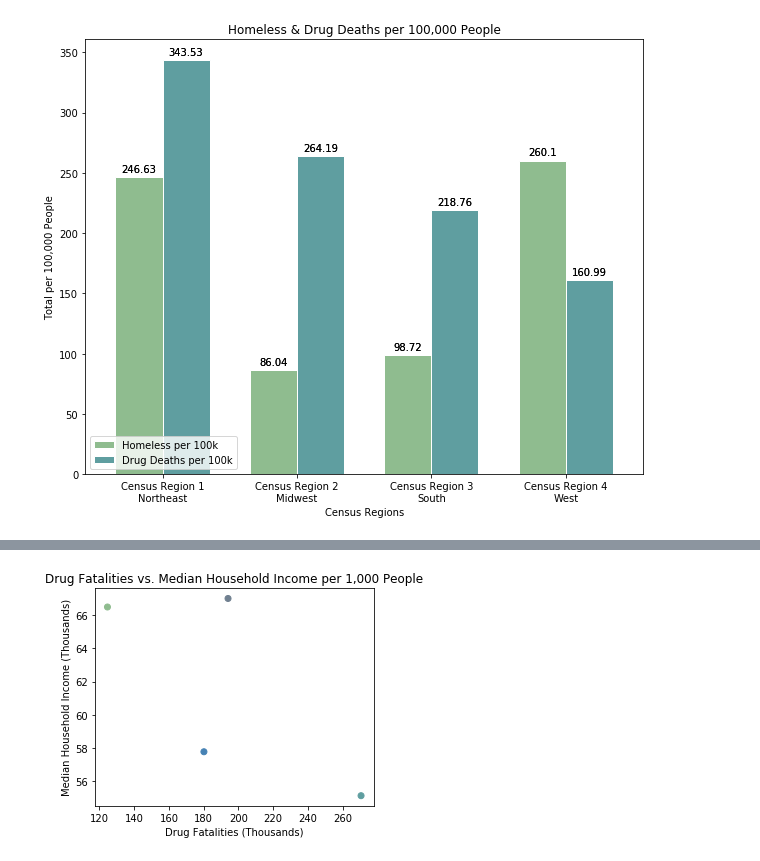
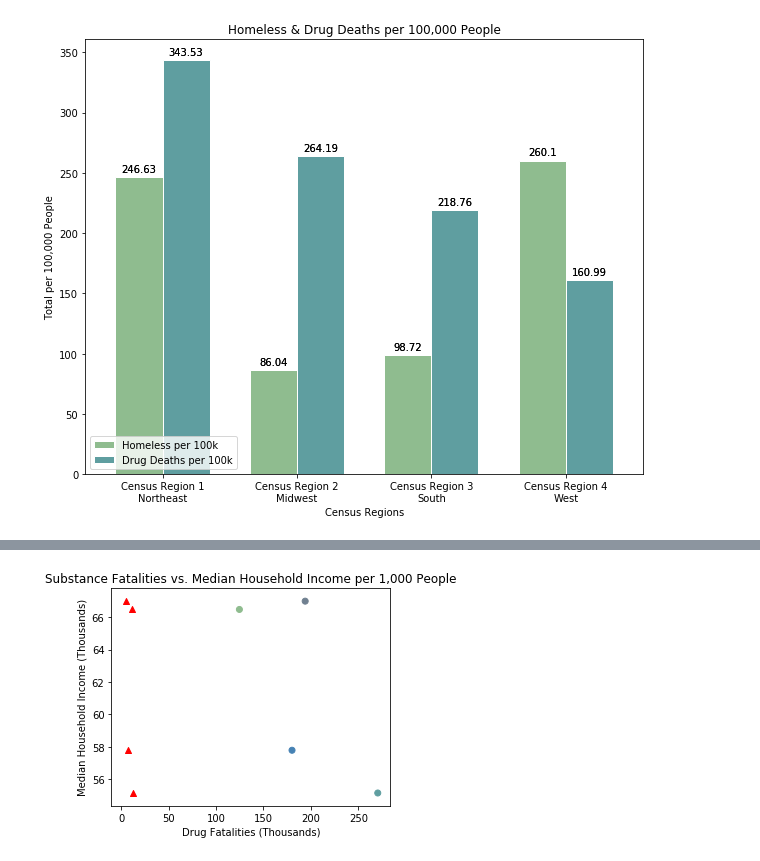
Before and after one commit to linmck/group_project_1, a Jupyter notebook: graphing.ipynb, the cells around one changed output, grey strips where cells are left out. Drawn from its saved outputs; the diff is of its cells as text; code cells hidden in the pictures.

Commit message:
Scatter stuff

```diff
--- a/graphing.ipynb
+++ b/graphing.ipynb
@@ -279,20 +279,21 @@ census_df
 # %%
 # # Data to plot
 lab = census_df["index"]
 col = ["slategray", "steelblue", "cadetblue", "darkseagreen"]
 med_income = (census_df["Median household income (dollars)"])/1000
 od_data = (census_df["Number of Drug Overdose Deaths"])/1000
+alc_data = (reg_pivot.loc["Alcohol"])/1000
 
 # # # Create figure where data will be plotted
 fig1, income_ax1 = plt.subplots(figsize=(5, 4))
 
 # # Pull in data series
 p1 = income_ax1.scatter(od_data, med_income, marker="o", c=col, label=lab)
-
+p2 = income_ax1.scatter(alc_data, med_income, marker="^", c="red",label=lab)
 # # Format chart
-income_ax1.set(title="Drug Fatalities vs. Median Household Income per 1,000 People")
+income_ax1.set(title="Substance Fatalities vs. Median Household Income per 1,000 People")
 plt.xlabel("Drug Fatalities (Thousands)")
 plt.ylabel("Median Household Income (Thousands)")
 plt.savefig("Output/vs_death_scatter/med_income")
 # %% [output]
-[figure, old version]
+[figure, new version]
```
Also changed, not shown: parts of 1 cell of this notebook, 2 other files.
